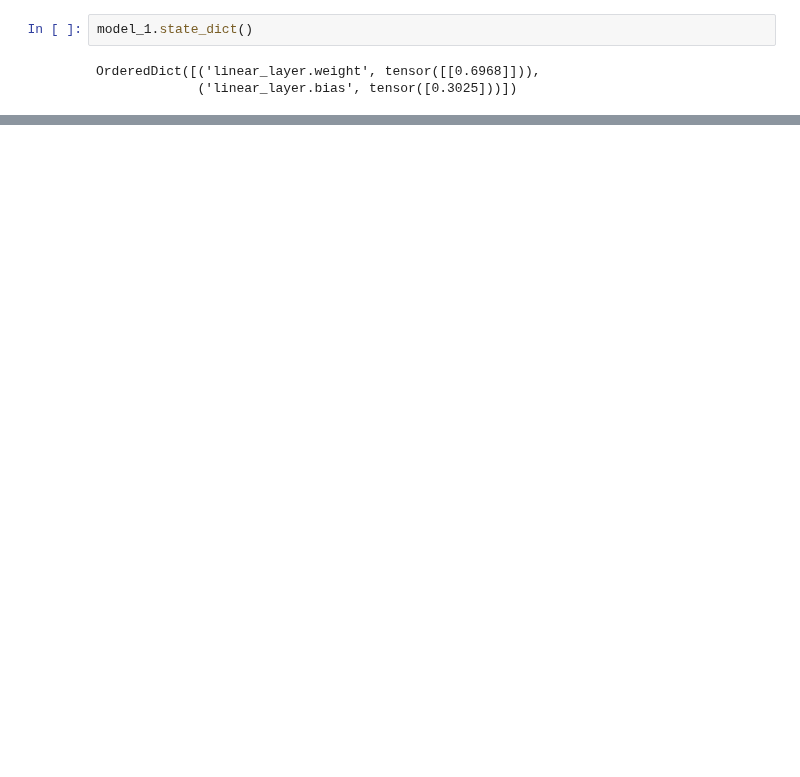
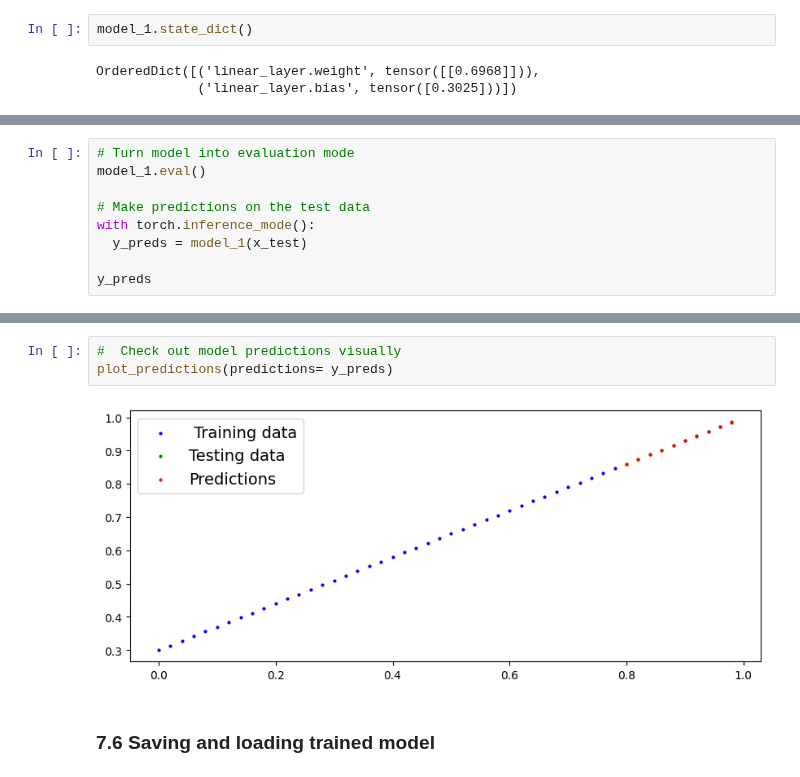
Before and after one commit to nabinyd/60-Days-of-learning, a Jupyter notebook: DLPT_02.ipynb, the cells around one changed output, grey strips where cells are left out. Drawn from its saved outputs; the diff is of its cells as text; blank space fills up the shorter version.

```diff
--- a/DLPT_02.ipynb
+++ b/DLPT_02.ipynb
@@ -803,0 +804,9 @@ OrderedDict([('linear_layer.weight', tensor([[0.6968]])),
+# %%
+# Turn model into evaluation mode
+model_1.eval()
+
+# Make predictions on the test data
+with torch.inference_mode():
+  y_preds = model_1(x_test)
+
+y_preds
@@ -803,0 +824,7 @@ OrderedDict([('linear_layer.weight', tensor([[0.6968]])),
+# %%
+#  Check out model predictions visually
+plot_predictions(predictions= y_preds)
+# %% [output]
+[figure, added]
+# %% [markdown]
+### 7.6 **Saving and loading trained model**
```
Also changed, not shown: parts of 8 cells of this notebook.
